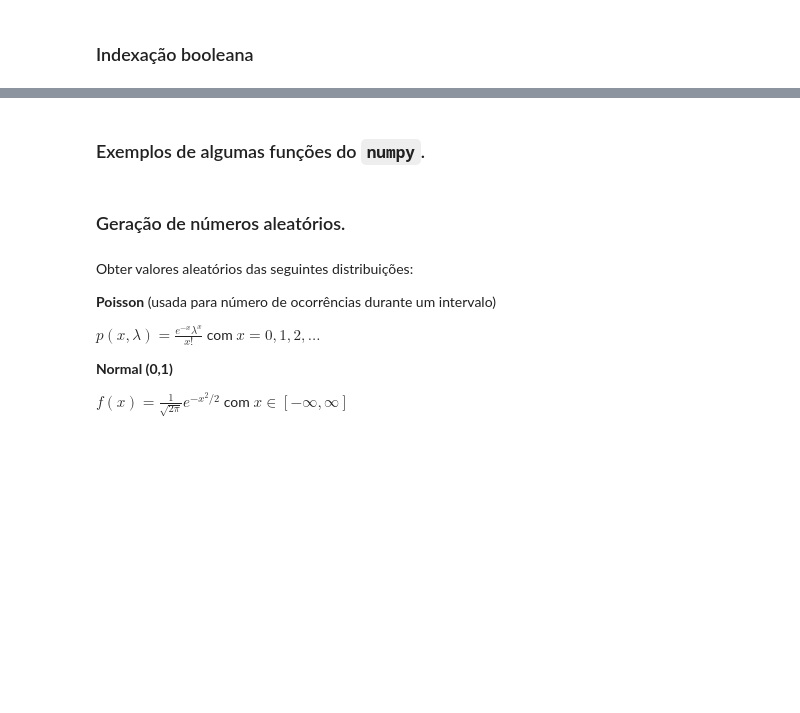
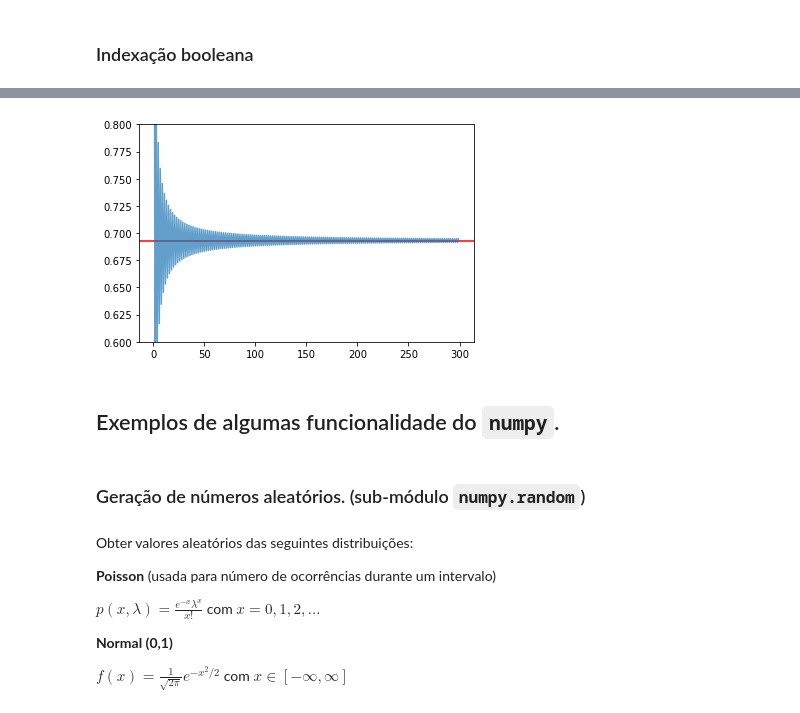
Before and after one commit to aeferreira/classes_Python_Bq_computacional, a Jupyter notebook: aulas/10_scientific_modules.ipynb, the cells around one changed output, grey strips where cells are left out. Saved outputs shown, nothing was run; the diff lists cells and outputs as text; code cells hidden in the pictures; blank space fills up the shorter version.

```diff
--- a/aulas/10_scientific_modules.ipynb
+++ b/aulas/10_scientific_modules.ipynb
@@ -100,2 +387,13 @@ print('x[i] = {}\n'.format(x[i]))
+# %%
+# Agora com 300 termos
+i = np.arange(1, 300)
+termos = (-1)**(i+1) * 1/i
+s = termos.cumsum()
+
+pl.ylim(0.6, 0.8)
+pl.axhline(np.log(2), color='red')
+g = pl.plot(i,s, alpha=0.7)
+# %% [output]
+[figure, added]
 # %% [markdown]
-### Exemplos de algumas funções do `numpy`.
+## Exemplos de algumas funcionalidade do `numpy`.
@@ -109,5 +400,5 @@ print(x)
 # %% [markdown]
-### Geração de números aleatórios.
+### Geração de números aleatórios. (sub-módulo `numpy.random`)
 # %% [markdown]
 Obter valores aleatórios das seguintes distribuições:
 
```
Also changed, not shown: parts of 68 cells of this notebook, 18 other files.
